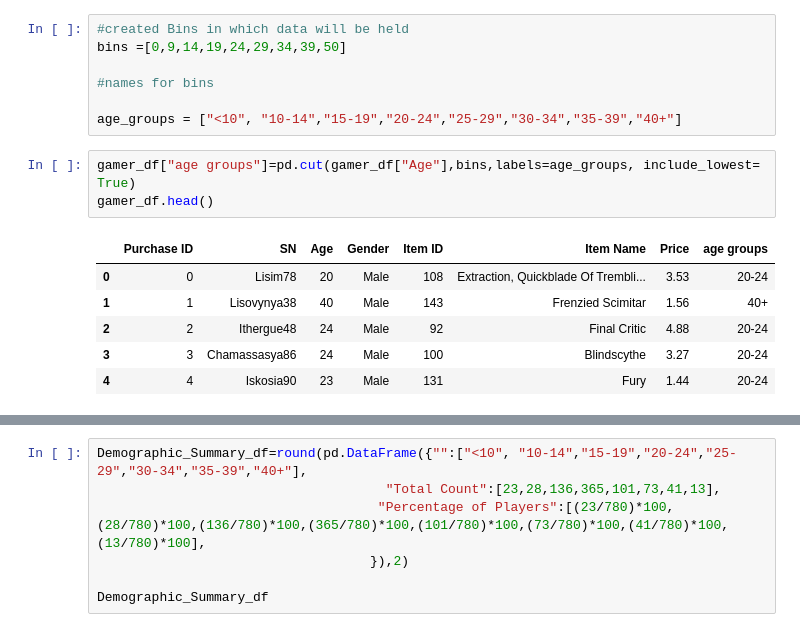
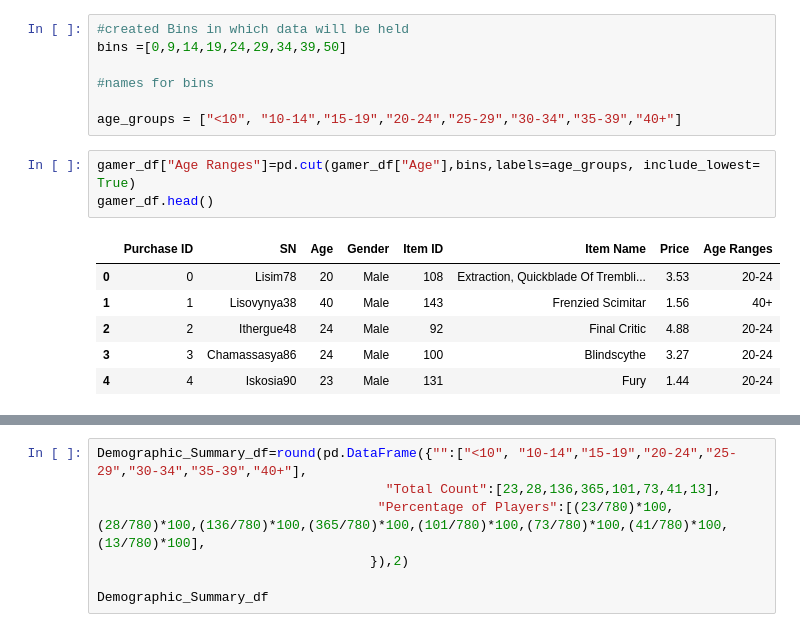
Before and after one commit to cdturner618/Panda-Challenge, a Jupyter notebook: HeroesOfPymoli/HeroesOfPymoli_starter.ipynb, the cells around one changed output, grey strips where cells are left out. Cells and saved outputs as stored; diff of their text form.

```diff
--- a/HeroesOfPymoli/HeroesOfPymoli_starter.ipynb
+++ b/HeroesOfPymoli/HeroesOfPymoli_starter.ipynb
@@ -271,10 +271,10 @@ bins =[0,9,14,19,24,29,34,39,50]
 
 age_groups = ["<10", "10-14","15-19","20-24","25-29","30-34","35-39","40+"]
 # %%
-gamer_df["age groups"]=pd.cut(gamer_df["Age"],bins,labels=age_groups, include_lowest= True)
+gamer_df["Age Ranges"]=pd.cut(gamer_df["Age"],bins,labels=age_groups, include_lowest= True)
 gamer_df.head()
 # %% [output]
-|  | Purchase ID | SN | Age | Gender | Item ID | Item Name | Price | age groups |
+|  | Purchase ID | SN | Age | Gender | Item ID | Item Name | Price | Age Ranges |
 | 0 | 0 | Lisim78 | 20 | Male | 108 | Extraction, Quickblade Of Trembli... | 3.53 | 20-24 |
 | 1 | 1 | Lisovynya38 | 40 | Male | 143 | Frenzied Scimitar | 1.56 | 40+ |
 | 2 | 2 | Ithergue48 | 24 | Male | 92 | Final Critic | 4.88 | 20-24 |
```
Also changed, not shown: parts of 14 cells of this notebook.
